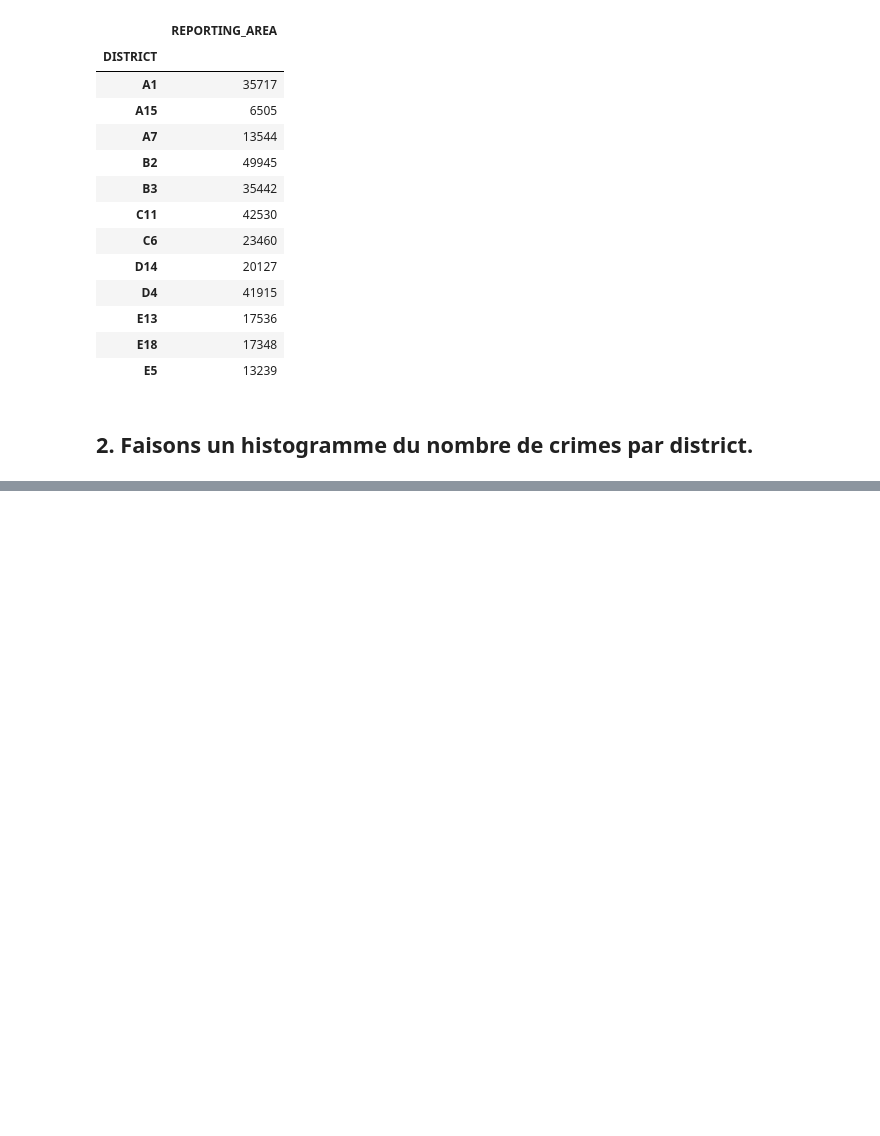
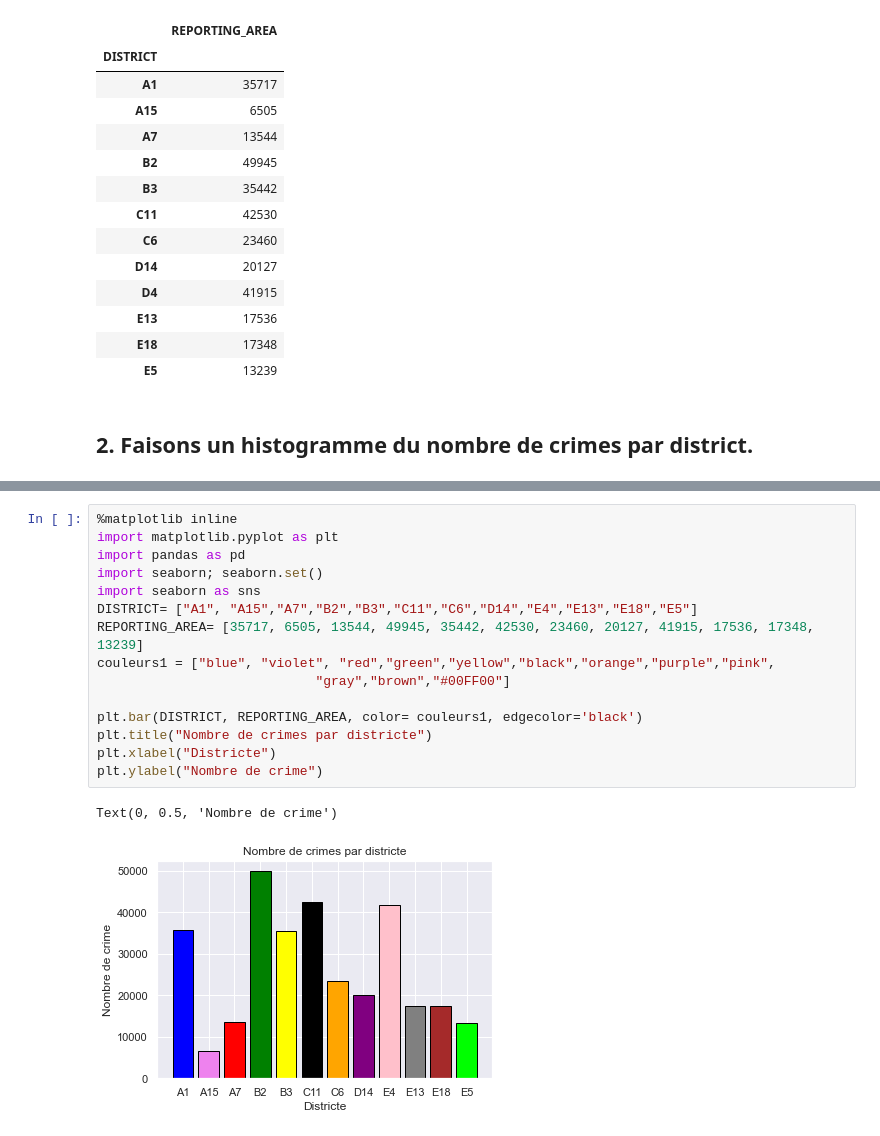
Before and after one commit to ikhalild/Data-analysis-with-python, a Jupyter notebook: manipulation.ipynb, the cells around one changed output, grey strips where cells are left out. Cells and saved outputs as stored; diff of their text form; blank space fills up the shorter version.

```diff
--- a/manipulation.ipynb
+++ b/manipulation.ipynb
@@ -308,0 +295,18 @@ memory usage: 41.4+ MB
+# %%
+%matplotlib inline
+import matplotlib.pyplot as plt
+import pandas as pd
+import seaborn; seaborn.set()
+import seaborn as sns
+DISTRICT= ["A1", "A15","A7","B2","B3","C11","C6","D14","E4","E13","E18","E5"]
+REPORTING_AREA= [35717, 6505, 13544, 49945, 35442, 42530, 23460, 20127, 41915, 17536, 17348, 13239]
+couleurs1 = ["blue", "violet", "red","green","yellow","black","orange","purple","pink",
+                            "gray","brown","#00FF00"]
+
+plt.bar(DISTRICT, REPORTING_AREA, color= couleurs1, edgecolor='black')
+plt.title("Nombre de crimes par districte")
+plt.xlabel("Districte")
+plt.ylabel("Nombre de crime")
+# %% [output]
+Text(0, 0.5, 'Nombre de crime')
+[figure, added]
```
Also changed, not shown: parts of 4 cells of this notebook.
